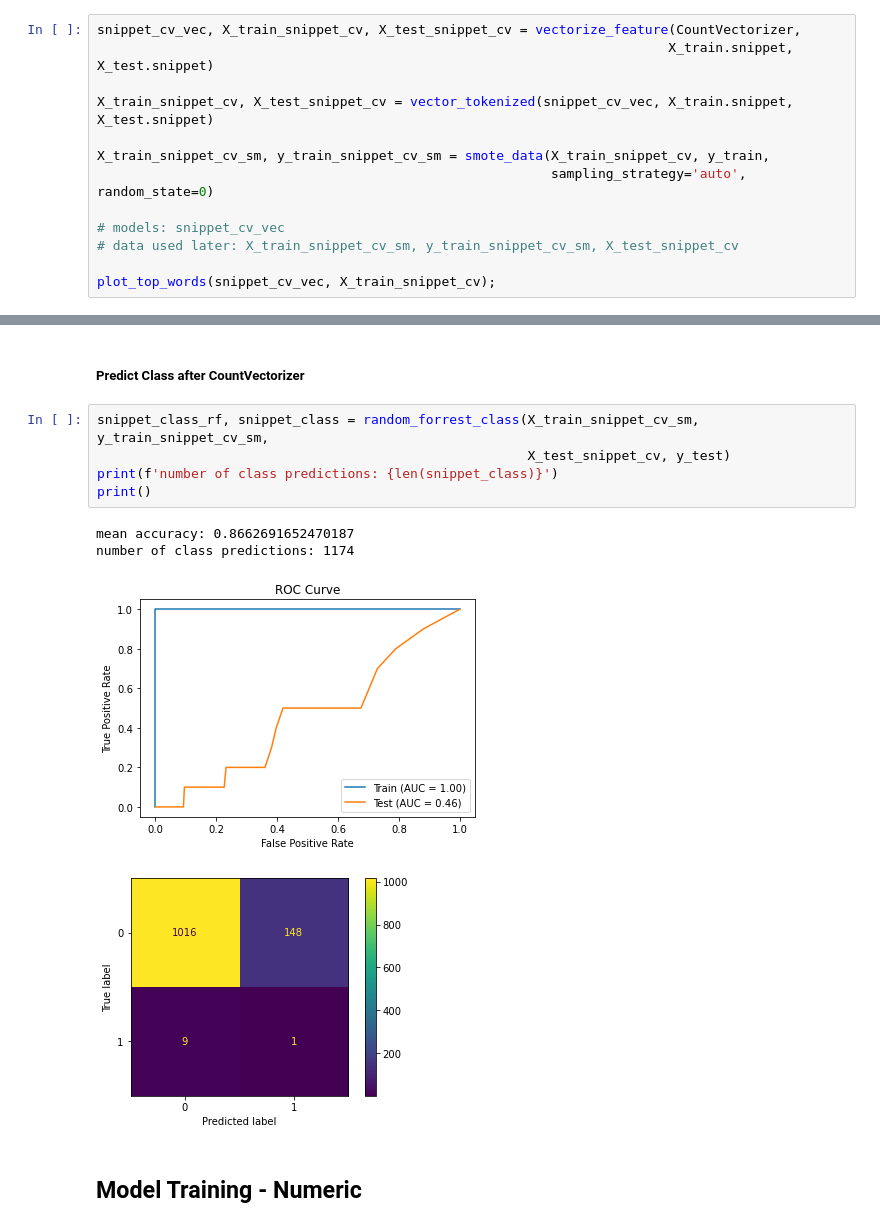
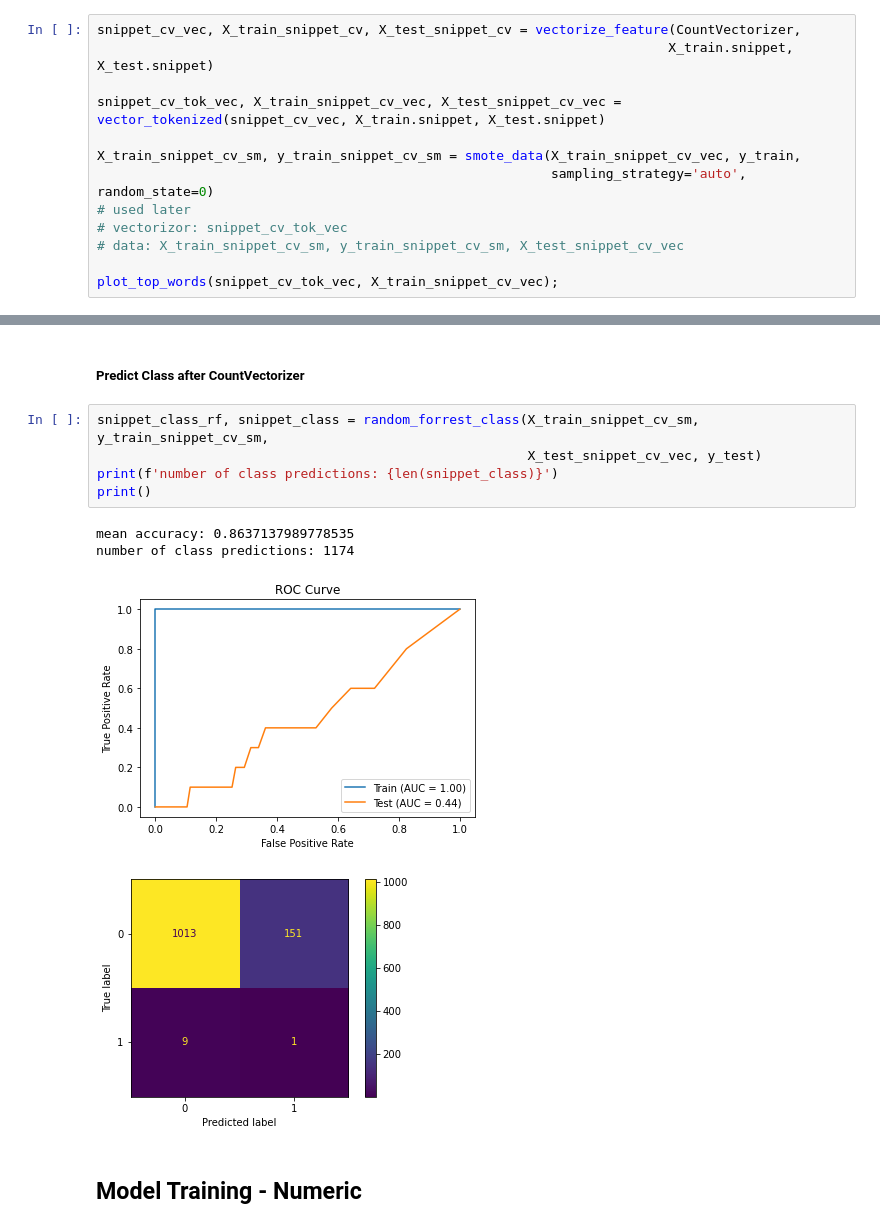
Before and after one commit to zach-hanly/nyt_predicting_shared_articles, a Jupyter notebook: model_training.ipynb, the cells around one changed output, grey strips where cells are left out. Cells and saved outputs as stored; diff of their text form.

```diff
--- a/model_training.ipynb
+++ b/model_training.ipynb
@@ -228,15 +228,15 @@ plot_top_words(snippet_tf_vec, X_train_snippet_tf);
 snippet_cv_vec, X_train_snippet_cv, X_test_snippet_cv = vectorize_feature(CountVectorizer,
                                                                          X_train.snippet, X_test.snippet)
 
-X_train_snippet_cv, X_test_snippet_cv = vector_tokenized(snippet_cv_vec, X_train.snippet, X_test.snippet)
+snippet_cv_tok_vec, X_train_snippet_cv_vec, X_test_snippet_cv_vec = vector_tokenized(snippet_cv_vec, X_train.snippet, X_test.snippet)
 
-X_train_snippet_cv_sm, y_train_snippet_cv_sm = smote_data(X_train_snippet_cv, y_train,
+X_train_snippet_cv_sm, y_train_snippet_cv_sm = smote_data(X_train_snippet_cv_vec, y_train,
                                                           sampling_strategy='auto', random_state=0)
+# used later
+# vectorizor: snippet_cv_tok_vec
+# data: X_train_snippet_cv_sm, y_train_snippet_cv_sm, X_test_snippet_cv_vec
 
-# models: snippet_cv_vec
-# data used later: X_train_snippet_cv_sm, y_train_snippet_cv_sm, X_test_snippet_cv
-
-plot_top_words(snippet_cv_vec, X_train_snippet_cv);
+plot_top_words(snippet_cv_tok_vec, X_train_snippet_cv_vec);
 # %% [output]
 [figure]
 # %% [markdown]
@@ -366,14 +366,14 @@ number of probabilities: 1174
 ##### Predict Class after CountVectorizer
 # %%
 snippet_class_rf, snippet_class = random_forrest_class(X_train_snippet_cv_sm, y_train_snippet_cv_sm,
-                                                       X_test_snippet_cv, y_test)
+                                                       X_test_snippet_cv_vec, y_test)
 print(f'number of class predictions: {len(snippet_class)}')
 print()
 # %% [output]
-mean accuracy: 0.8662691652470187
+mean accuracy: 0.8637137989778535
 number of class predictions: 1174
-[figure, old version]
+[figure, new version]
-[figure, old version]
+[figure, new version]
 # %% [markdown]
 ## Model Training - Numeric
 # %% [markdown]
```
Also changed, not shown: parts of 21 cells of this notebook, 1 other file.
